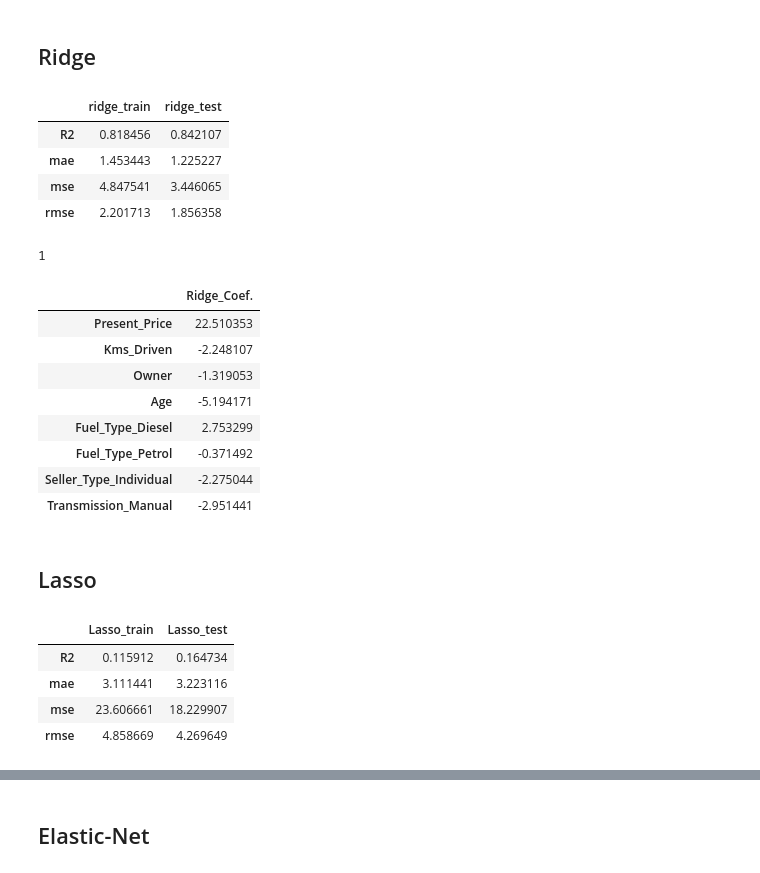
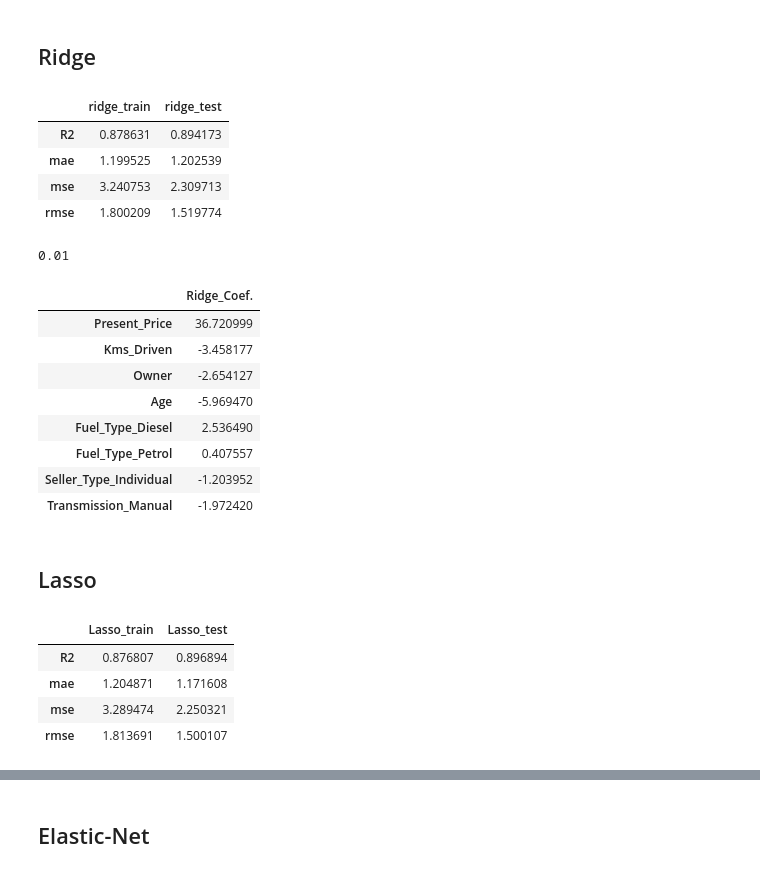
Before and after one commit to msddk/DS_Bootcamp, a Jupyter notebook: Machine Learning/Used Car Price Prediction/Used car price prediction assignment.ipynb, the cells around one changed output, grey strips where cells are left out. Saved outputs shown, nothing was run; the diff lists cells and outputs as text; code cells hidden in the pictures.

```diff
--- a/Machine Learning/Used Car Price Prediction/Used car price prediction assignment.ipynb
+++ b/Machine Learning/Used Car Price Prediction/Used car price prediction assignment.ipynb
@@ -348,24 +348,24 @@ train_val(y_train,y_train_pred,y_test,predictions,'Linear')
 # %%
 from sklearn.linear_model import Ridge
 
-ridge_model = Ridge(alpha=1, random_state=45)
+ridge_model = Ridge(alpha=0.01, random_state=45)
 
 ridge_model.fit(X_train_scaled, y_train)
 
 y_pred = ridge_model.predict(X_test_scaled)
 y_train_pred = ridge_model.predict(X_train_scaled)
 
 train_val(y_train, y_train_pred, y_test, y_pred, "ridge")
 # %% [output]
 |  | ridge_train | ridge_test |
-| R2 | 0.818456 | 0.842107 |
-| mae | 1.453443 | 1.225227 |
-| mse | 4.847541 | 3.446065 |
-| rmse | 2.201713 | 1.856358 |
+| R2 | 0.878631 | 0.894173 |
+| mae | 1.199525 | 1.202539 |
+| mse | 3.240753 | 2.309713 |
+| rmse | 1.800209 | 1.519774 |
 # %%
 ridge_model.alpha
 # %% [output]
-1
+0.01
 # %%
 rm_coef = ridge_model.coef_
 
@@ -373,20 +373,20 @@ rm_coef = pd.DataFrame(ridge_model.coef_,index=X_train.columns,columns=['Ridge_C
 rm_coef
 # %% [output]
 |  | Ridge_Coef. |
-| Present_Price | 22.510353 |
-| Kms_Driven | -2.248107 |
-| Owner | -1.319053 |
-| Age | -5.194171 |
-| Fuel_Type_Diesel | 2.753299 |
-| Fuel_Type_Petrol | -0.371492 |
-| Seller_Type_Individual | -2.275044 |
-| Transmission_Manual | -2.951441 |
+| Present_Price | 36.720999 |
+| Kms_Driven | -3.458177 |
+| Owner | -2.654127 |
+| Age | -5.969470 |
+| Fuel_Type_Diesel | 2.536490 |
+| Fuel_Type_Petrol | 0.407557 |
+| Seller_Type_Individual | -1.203952 |
+| Transmission_Manual | -1.972420 |
 # %% [markdown]
 ## Lasso
 # %%
 from sklearn.linear_model import Lasso
 
-lasso_model = Lasso(alpha=1, random_state=45)
+lasso_model = Lasso(alpha=0.01, random_state=45)
 
 lasso_model.fit(X_train_scaled, y_train)
 
@@ -396,10 +396,10 @@ y_train_pred = lasso_model.predict(X_train_scaled)
 train_val(y_train, y_train_pred, y_test, y_pred, "Lasso")
 # %% [output]
 |  | Lasso_train | Lasso_test |
-| R2 | 0.115912 | 0.164734 |
-| mae | 3.111441 | 3.223116 |
-| mse | 23.606661 | 18.229907 |
-| rmse | 4.858669 | 4.269649 |
+| R2 | 0.876807 | 0.896894 |
+| mae | 1.204871 | 1.171608 |
+| mse | 3.289474 | 2.250321 |
+| rmse | 1.813691 | 1.500107 |
 # %%
 lasso_model.alpha
 # %% [output]
```
Also changed, not shown: parts of 2 cells of this notebook.
